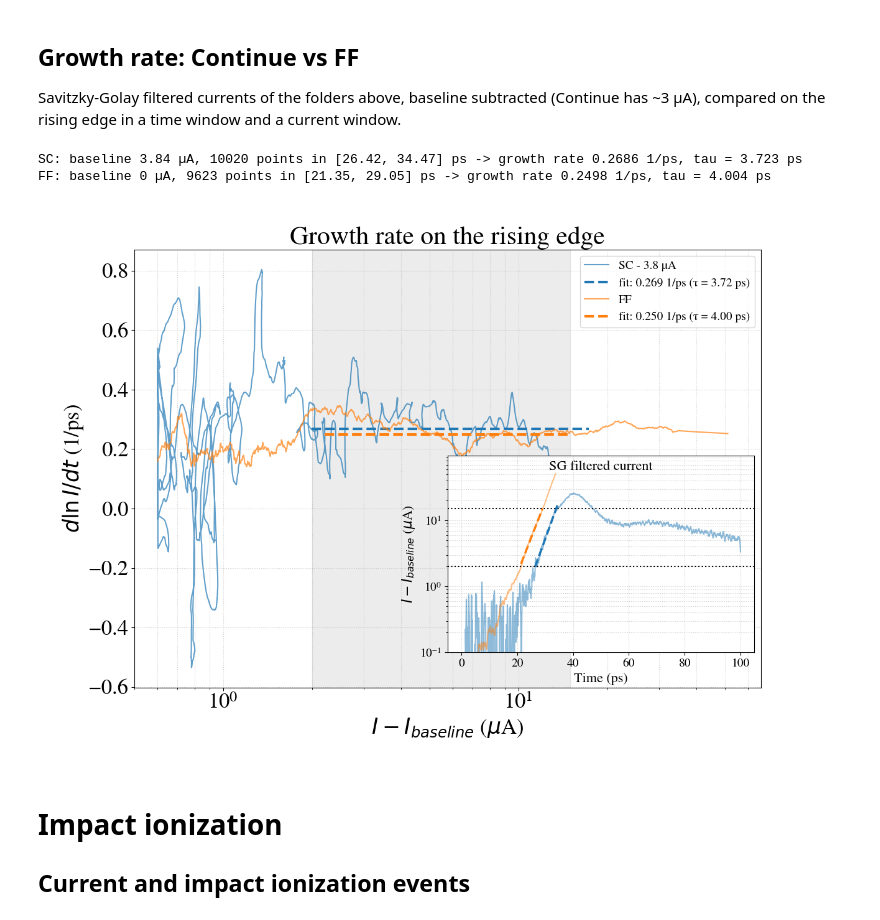
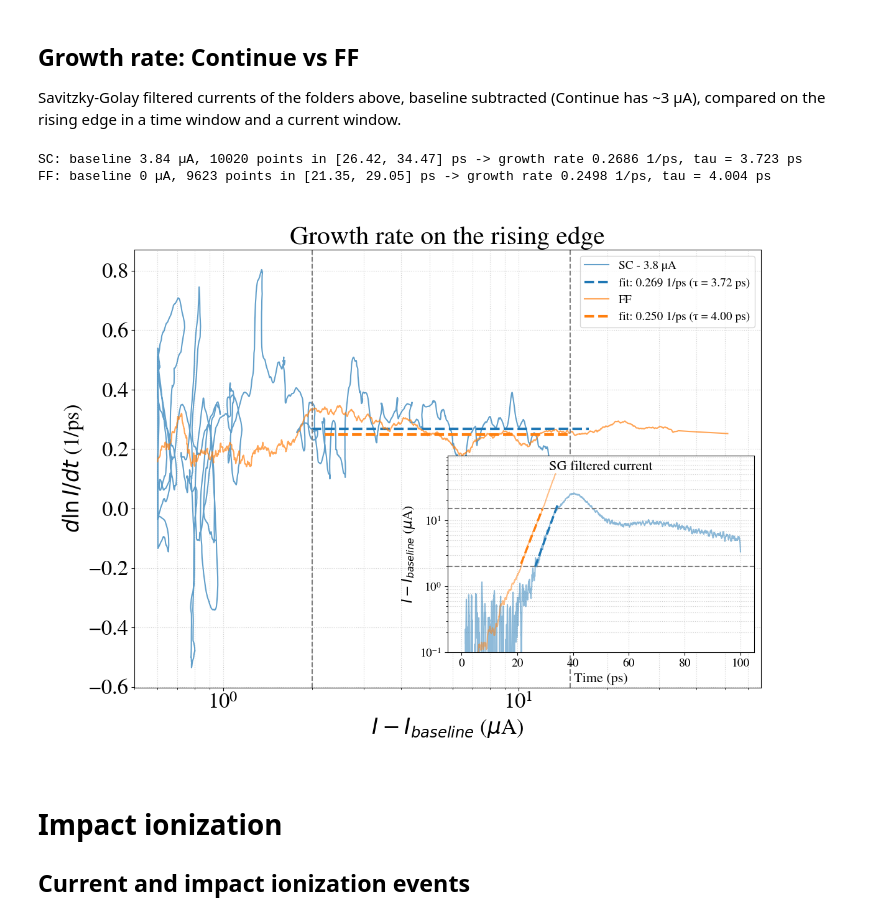
Before and after one commit to Snaffa/Plot, a Jupyter notebook: Currents and voltages.ipynb, the cells around one changed output. Saved outputs shown, nothing was run; the diff lists cells and outputs as text; code cells hidden in the pictures.

```diff
--- a/Currents and voltages.ipynb
+++ b/Currents and voltages.ipynb
@@ -103,37 +103,37 @@ for (folder, lab), color in zip(zip(folder_list, label_list), plt.cm.tab10.color
     ax_r.semilogx(I_rate[show_rate] * 1e6, rate[show_rate], color=color, alpha=0.7, label=lab_bg)
     if fit.sum() < 2:
         print(f"{lab}: fewer than 2 points in the window, no fit")
         continue
     slope, intercept = np.polyfit(t[fit], np.log(I[fit]), 1)
     t_fit = t[fit][[0, -1]]
     ax_i.semilogy(t_fit, np.exp(slope * t_fit + intercept) * 1e6, "--", color=color, linewidth=2.5)
     ax_r.hlines(slope, *(np.exp(slope * t_fit + intercept) * 1e6), color=color, linestyle="--", linewidth=3,
                 label=f"fit: {slope:.3f} 1/ps (τ = {1 / slope:.2f} ps)")
     print(f"{lab}: baseline {I_bg * 1e6:.3g} µA, {fit.sum()} points in [{t_fit[0]:.2f}, {t_fit[1]:.2f}] ps "
           f"-> growth rate {slope:.4f} 1/ps, tau = {1 / slope:.3f} ps")
 
-for I_lim in I_win:
-    ax_i.axhline(I_lim * 1e6, color="k", linestyle=":")
-ax_r.axvspan(I_win[0] * 1e6, I_win[1] * 1e6, color="grey", alpha=0.15)
+for I_lim in I_win:  # current window: grey dashed lines
+    ax_r.axvline(I_lim * 1e6, color="grey", linestyle="--", linewidth=1.5)
+    ax_i.axhline(I_lim * 1e6, color="grey", linestyle="--", linewidth=1.5)
 ax_i.set_xlabel("Time (ps)", fontsize=16)
 ax_i.set_ylabel(r"$I - I_{baseline}$ ($\mu$A)", fontsize=16)
 ax_i.set_title("SG filtered current", fontsize=16,y=0.9)
 ax_i.tick_params(labelsize=14)
 ax_i.set_ylim(bottom=0.05 * I_win[0] * 1e6)  # hide the noise of the baseline-subtracted current
 ax_i.grid(True, which="both", linestyle=":", alpha=0.6)
 ax_r.set_xlabel(r"$I - I_{baseline}$ ($\mu$A)")
 ax_r.set_ylabel(r"$d\ln I/dt$ (1/ps)")
 ax_r.set_title("Growth rate on the rising edge")
 ax_r.grid(True, which="both", linestyle=":", alpha=0.6)
 ax_r.set_xlim(0.5e0,)
 ax_r.legend(fontsize=14, loc="upper right")
 fig.tight_layout()
 save(fig, "growth_rate_comparison")
 plt.show()
 # %% [output]
 SC: baseline 3.84 µA, 10020 points in [26.42, 34.47] ps -> growth rate 0.2686 1/ps, tau = 3.723 ps
 FF: baseline 0 µA, 9623 points in [21.35, 29.05] ps -> growth rate 0.2498 1/ps, tau = 4.004 ps
-[figure, old version]
+[figure, new version]
 # %% [markdown]
 # Impact ionization
 ## Current and impact ionization events
```
Also changed, not shown: 4 other files.
